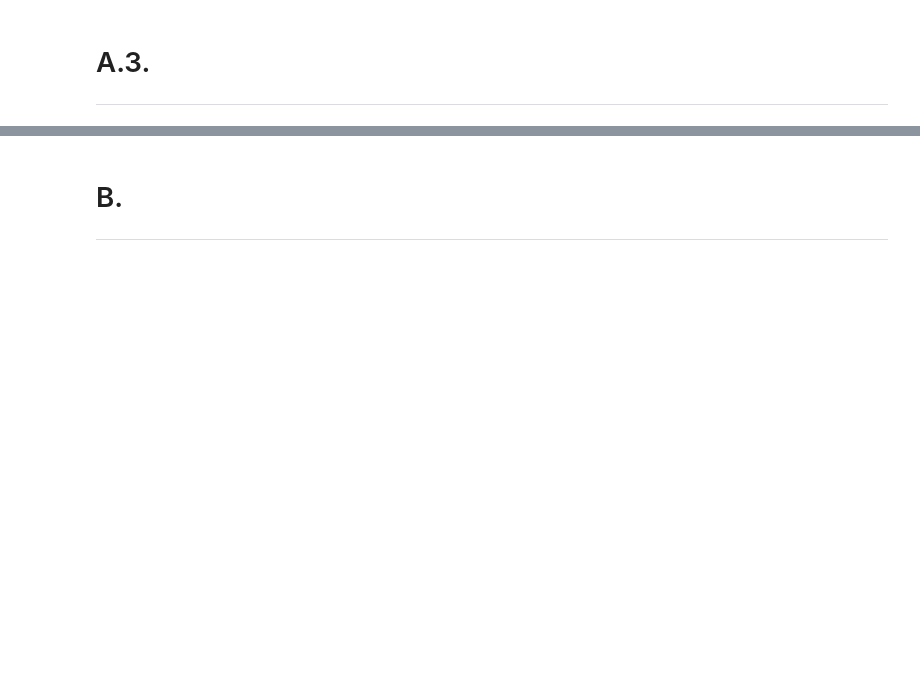
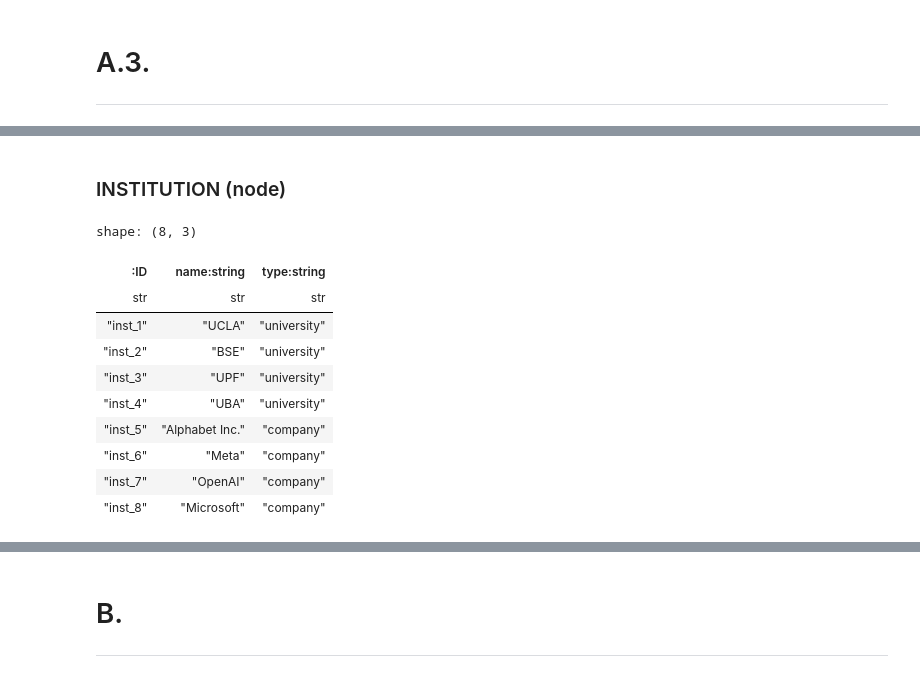
Before and after one commit to romj99/big_data_management_01, a Jupyter notebook: main.ipynb, the cells around one changed output, grey strips where cells are left out. Cells and saved outputs as stored; diff of their text form; code cells hidden in the pictures; blank space fills up the shorter version.

```diff
--- a/main.ipynb
+++ b/main.ipynb
@@ -1421,0 +1455,33 @@ df_edge_of.write_csv(f'final_data/edge_of.csv', separator=';')
+# %% [markdown]
+### INSTITUTION (node)
+# %%
+intutitions_type_pairs = [
+    ("UCLA", "university"), ("BSE", "university"), ("UPF", "university"),
+    ("UBA", "university"), ("Alphabet Inc.", "company"), ("Meta", "company"),
+    ("OpenAI", "company"), ("Microsoft", "company")
+]
+
+#creat a dataframe with intutitions_type_pairs as columns name and type
+df_node_institution = (
+    pl.DataFrame({
+        "name:string": [pair[0] for pair in intutitions_type_pairs],
+        "type:string": [pair[1] for pair in intutitions_type_pairs],
+    })
+    .with_columns(
+        pl.Series([f"inst_{i+1}" for i in range(len(intutitions_type_pairs))]).alias(":ID"),
+    )
+    .select(":ID", "name:string", "type:string")
+)
+df_node_institution
+# %% [output]
+shape: (8, 3)
+| :ID | name:string | type:string |
+| str | str | str |
+| "inst_1" | "UCLA" | "university" |
+| "inst_2" | "BSE" | "university" |
+| "inst_3" | "UPF" | "university" |
+| "inst_4" | "UBA" | "university" |
+| "inst_5" | "Alphabet Inc." | "company" |
+| "inst_6" | "Meta" | "company" |
+| "inst_7" | "OpenAI" | "company" |
+| "inst_8" | "Microsoft" | "company" |
```
Also changed, not shown: parts of 32 cells of this notebook.
